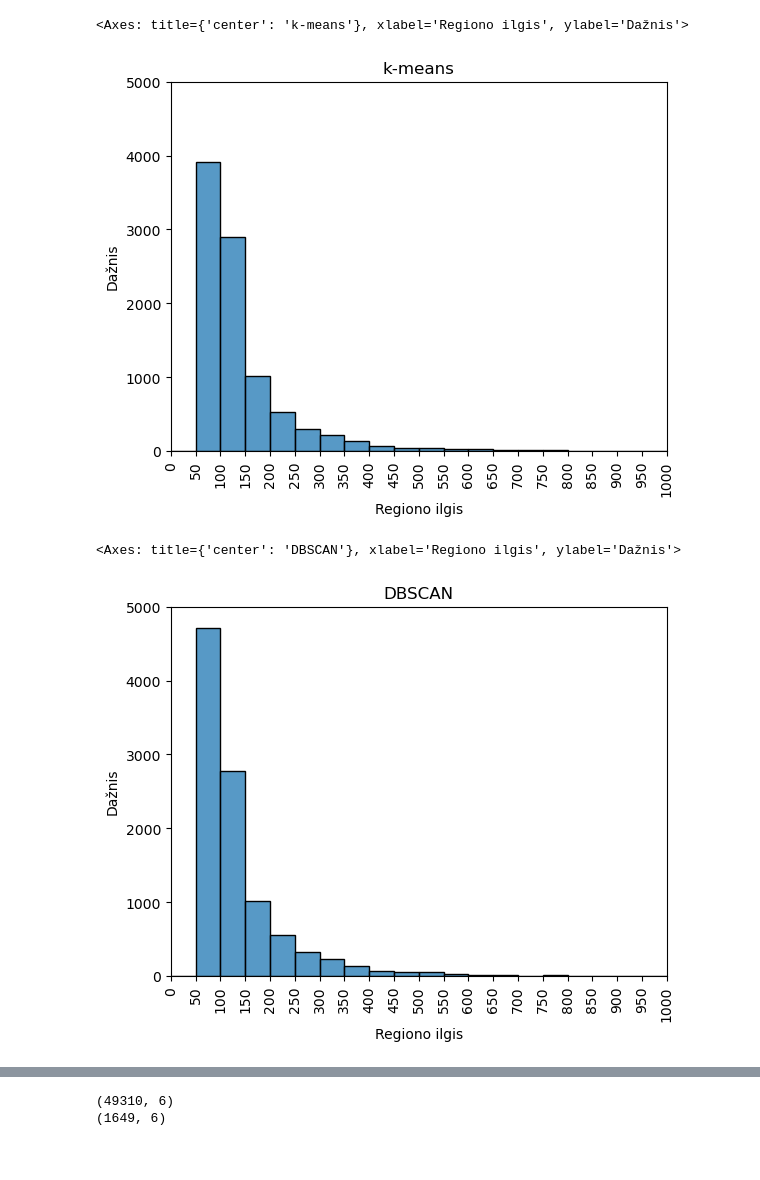
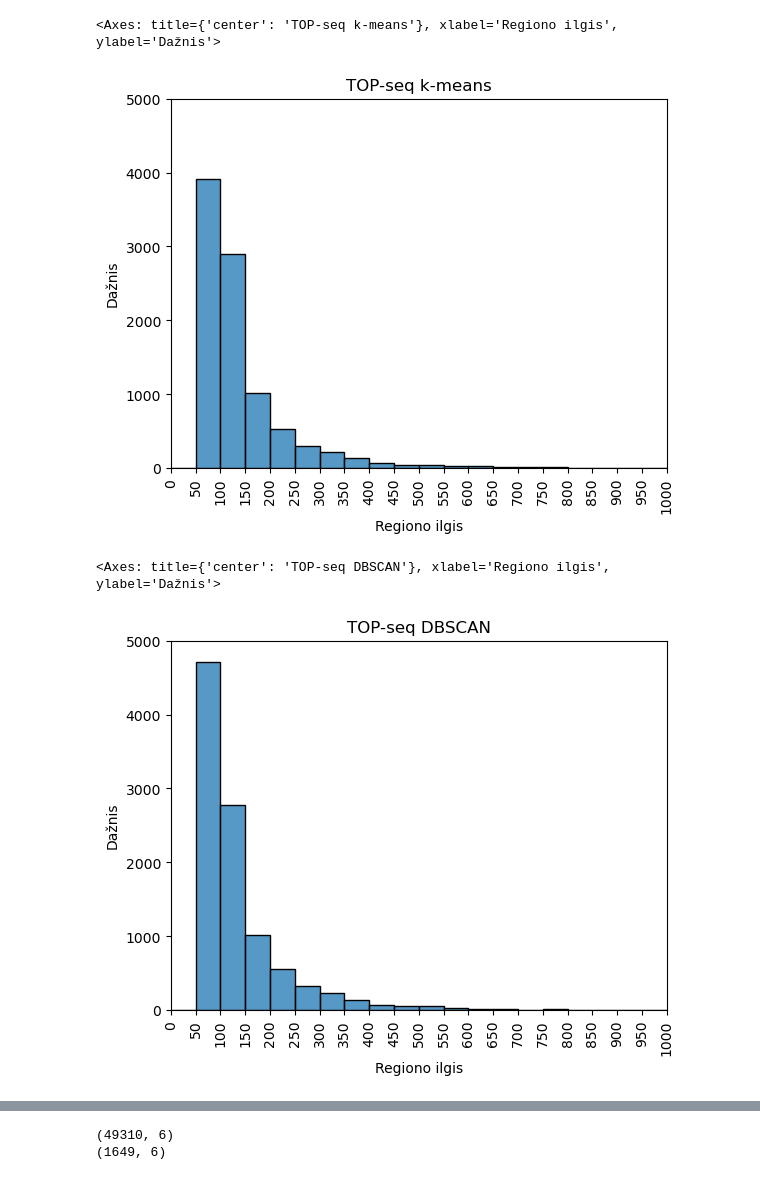
Before and after one commit to lu-kup/bio-baigiamasis, a Jupyter notebook: scripts/diagrams.ipynb, the cells around one changed output, grey strips where cells are left out. Cells and saved outputs as stored; diff of their text form; code cells hidden in the pictures.

Commit message:
update diagrams

```diff
--- a/scripts/diagrams.ipynb
+++ b/scripts/diagrams.ipynb
@@ -11,18 +11,18 @@ df_kmeans = pd.read_csv("../outputs/final/ranges2_kmeans.csv", sep='\t')
 # %%
 bins = np.arange(0, 1001, step=50)
 
 df_kmeans['Length'] = df_kmeans['End'] - df_kmeans['Start']
 plt.xlim(0, 1000)
 plt.ylim(0, 5000)
 plt.xticks(bins, fontsize = 10, rotation='vertical')
-plt.title("k-means")
+plt.title("TOP-seq k-means")
 plt.xlabel('Regiono ilgis')
 plt.ylabel('Dažnis')
 
 sns.histplot(data=df_kmeans, bins=bins, x="Length")
 # %% [output]
-<Axes: title={'center': 'k-means'}, xlabel='Regiono ilgis', ylabel='Dažnis'>
+<Axes: title={'center': 'TOP-seq k-means'}, xlabel='Regiono ilgis', ylabel='Dažnis'>
-[figure, old version]
+[figure, new version]
 # %%
 df_dbscan = pd.read_csv("../outputs/final/ranges2_dbscan.csv", sep='\t')
 # %%
@@ -32,11 +32,11 @@ df_dbscan['Length'] = df_dbscan['End'] - df_dbscan['Start']
 plt.xlim(0, 1000)
 plt.ylim(0, 5000)
 plt.xticks(bins, fontsize = 10, rotation='vertical')
-plt.title("DBSCAN")
+plt.title("TOP-seq DBSCAN")
 plt.xlabel('Regiono ilgis')
 plt.ylabel('Dažnis')
 
 sns.histplot(data=df_dbscan, bins=bins, x="Length")
 # %% [output]
-<Axes: title={'center': 'DBSCAN'}, xlabel='Regiono ilgis', ylabel='Dažnis'>
+<Axes: title={'center': 'TOP-seq DBSCAN'}, xlabel='Regiono ilgis', ylabel='Dažnis'>
-[figure, old version]
+[figure, new version]
```
Also changed, not shown: parts of 3 cells of this notebook.
